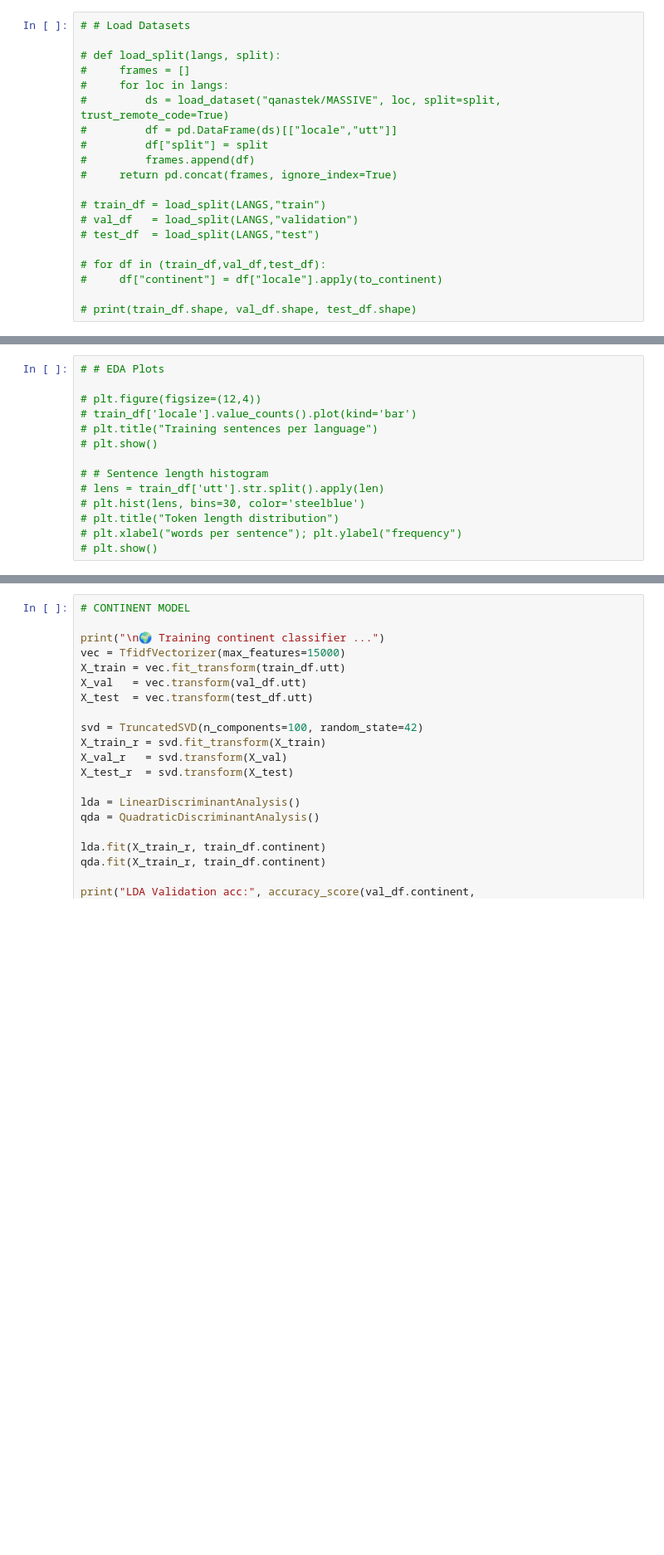
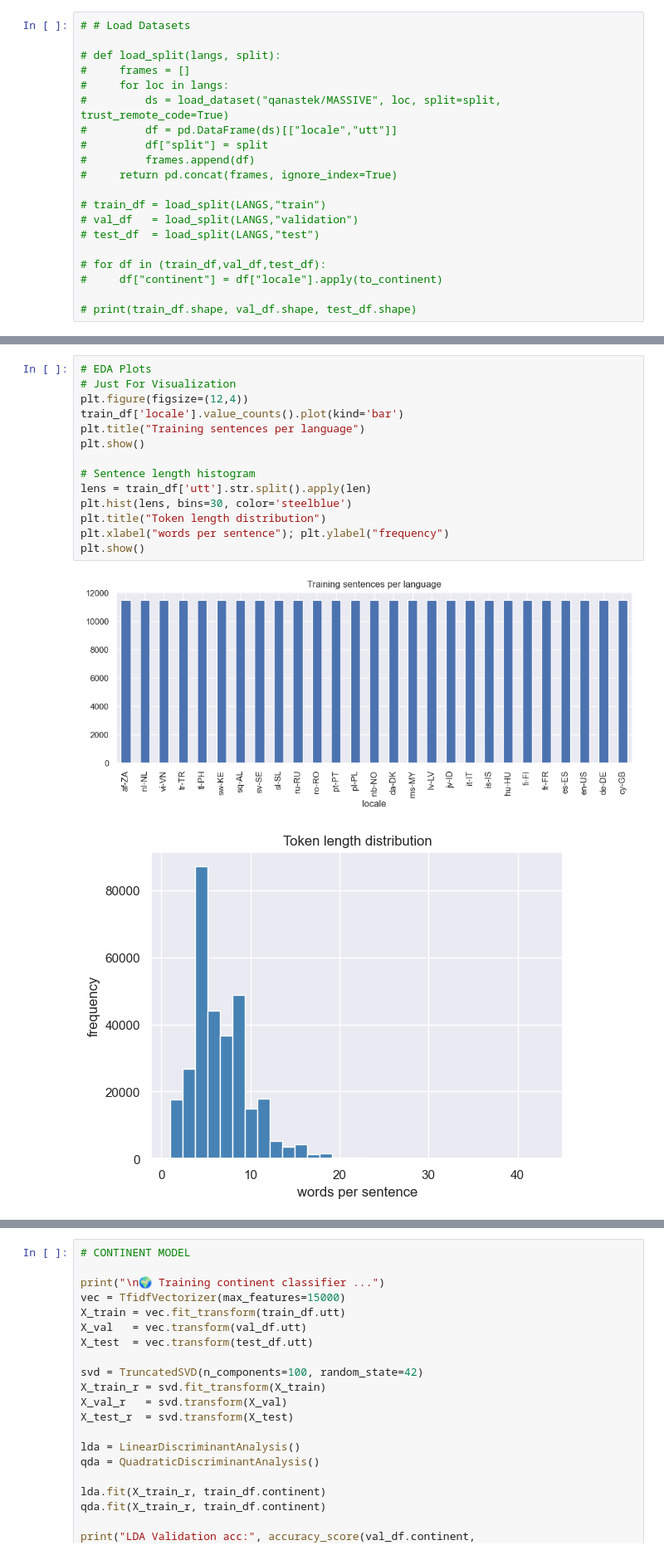
Before and after one commit to Sonalikasingh17/Multilingual-Language-Classifier, a Jupyter notebook: Multilingual_Language_Classifier.ipynb, the cells around one changed output, grey strips where cells are left out. Shown at 83% size. Drawn from its saved outputs; the diff is of its cells as text; blank space fills up the shorter version.

```diff
--- a/Multilingual_Language_Classifier.ipynb
+++ b/Multilingual_Language_Classifier.ipynb
@@ -131,17 +165,20 @@ fig1.savefig(ARTIFACTS/"samples_per_locale.png"); plt.close()
 # %%
-# # EDA Plots
+# EDA Plots
+# Just For Visualization
+plt.figure(figsize=(12,4))
+train_df['locale'].value_counts().plot(kind='bar')
+plt.title("Training sentences per language")
+plt.show()
 
-# plt.figure(figsize=(12,4))
-# train_df['locale'].value_counts().plot(kind='bar')
-# plt.title("Training sentences per language")
-# plt.show()
-
-# # Sentence length histogram
-# lens = train_df['utt'].str.split().apply(len)
-# plt.hist(lens, bins=30, color='steelblue')
-# plt.title("Token length distribution")
-# plt.xlabel("words per sentence"); plt.ylabel("frequency")
-# plt.show()
+# Sentence length histogram
+lens = train_df['utt'].str.split().apply(len)
+plt.hist(lens, bins=30, color='steelblue')
+plt.title("Token length distribution")
+plt.xlabel("words per sentence"); plt.ylabel("frequency")
+plt.show()
+# %% [output]
+[figure, added]
+[figure, added]
 # %%
 # LANGUAGE MODEL
 
```
Also changed, not shown: parts of 7 cells of this notebook.
